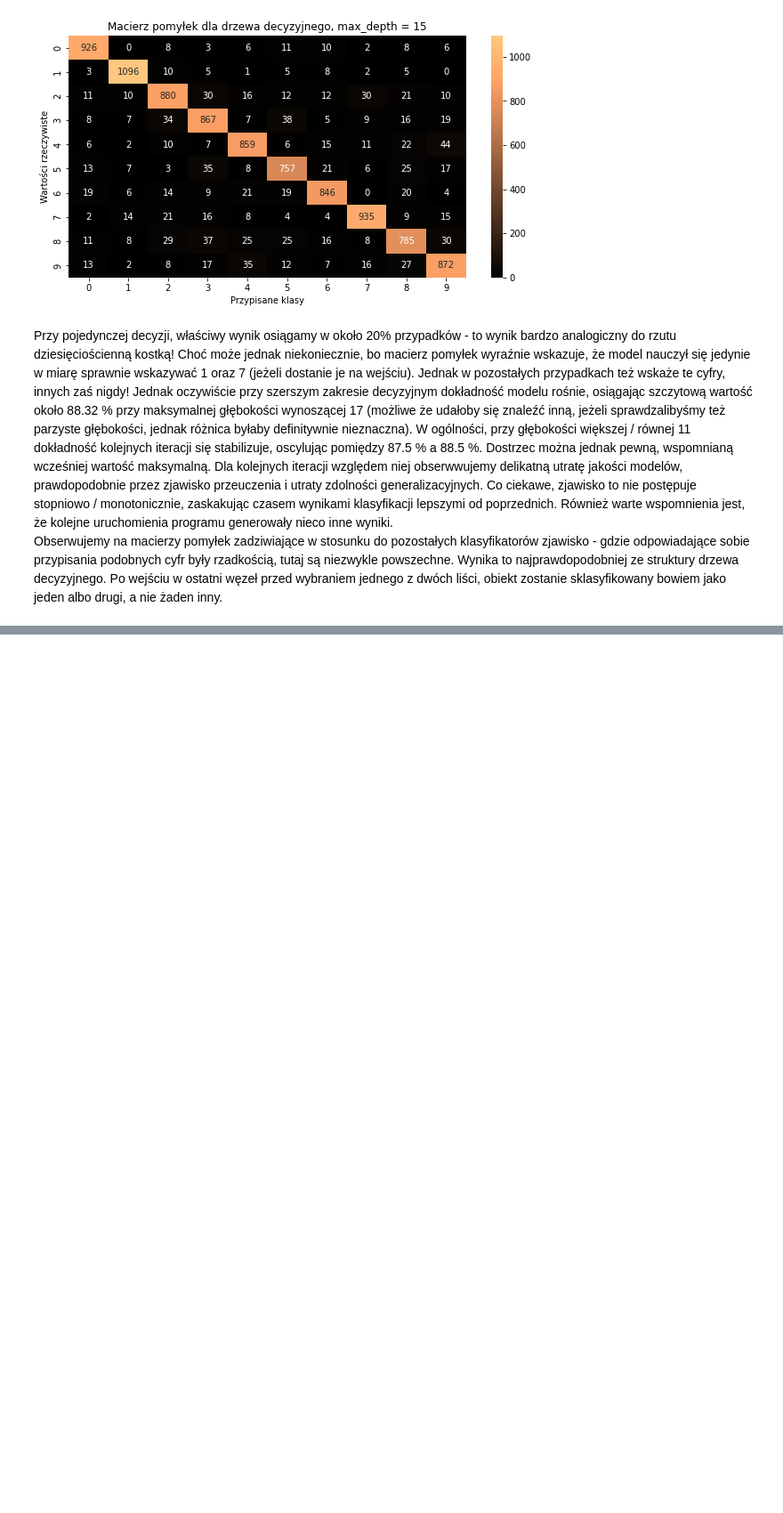
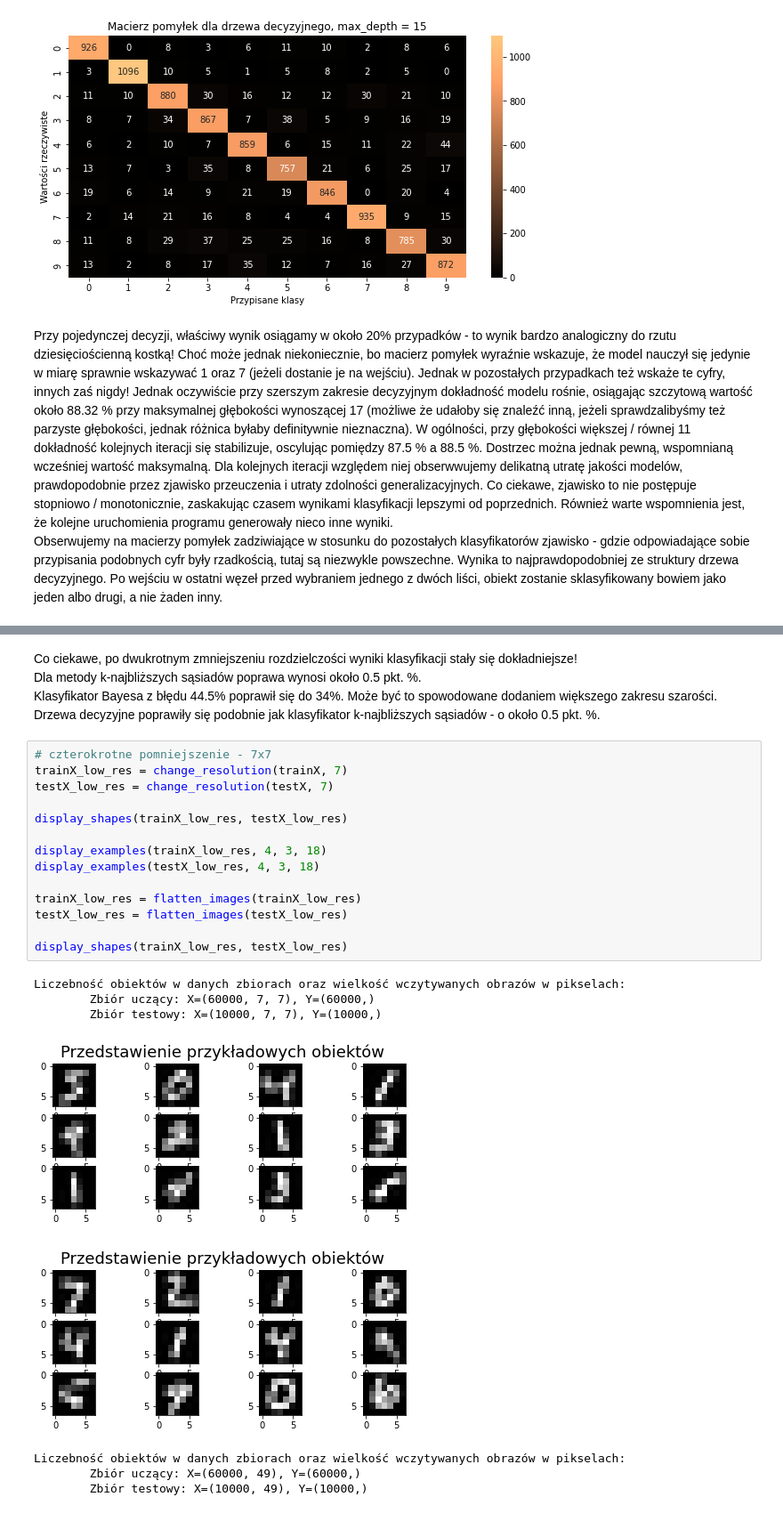
Before and after one commit to Selthen/MNIST-analysys, a Jupyter notebook: Gr3_MNIST.ipynb, the cells around one changed output, grey strips where cells are left out. Shown at 89% size. Cells and saved outputs as stored; diff of their text form; blank space fills up the shorter version.

```diff
--- a/Gr3_MNIST.ipynb
+++ b/Gr3_MNIST.ipynb
@@ -273,0 +366,28 @@ Obserwujemy na macierzy pomyłek zadziwiające w stosunku do pozostałych klasyf
+# %% [markdown]
+Co ciekawe, po dwukrotnym zmniejszeniu rozdzielczości wyniki klasyfikacji stały się dokładniejsze!
+Dla metody k-najbliższych sąsiadów poprawa wynosi około 0.5 pkt. %.
+Klasyfikator Bayesa z błędu 44.5% poprawił się do 34%. Może być to spowodowane dodaniem większego zakresu szarości.
+Drzewa decyzyjne poprawiły się podobnie jak klasyfikator k-najbliższych sąsiadów - o około 0.5 pkt. %.
+# %%
+# czterokrotne pomniejszenie - 7x7
+trainX_low_res = change_resolution(trainX, 7)
+testX_low_res = change_resolution(testX, 7)
+
+display_shapes(trainX_low_res, testX_low_res)
+
+display_examples(trainX_low_res, 4, 3, 18)
+display_examples(testX_low_res, 4, 3, 18)
+
+trainX_low_res = flatten_images(trainX_low_res)
+testX_low_res = flatten_images(testX_low_res)
+
+display_shapes(trainX_low_res, testX_low_res)
+# %% [output]
+Liczebność obiektów w danych zbiorach oraz wielkość wczytywanych obrazów w pikselach:
+        Zbiór uczący: X=(60000, 7, 7), Y=(60000,)
+        Zbiór testowy: X=(10000, 7, 7), Y=(10000,)
+[figure, added]
+[figure, added]
+Liczebność obiektów w danych zbiorach oraz wielkość wczytywanych obrazów w pikselach:
+        Zbiór uczący: X=(60000, 49), Y=(60000,)
+        Zbiór testowy: X=(10000, 49), Y=(10000,)
```
Also changed, not shown: parts of 26 cells of this notebook.
